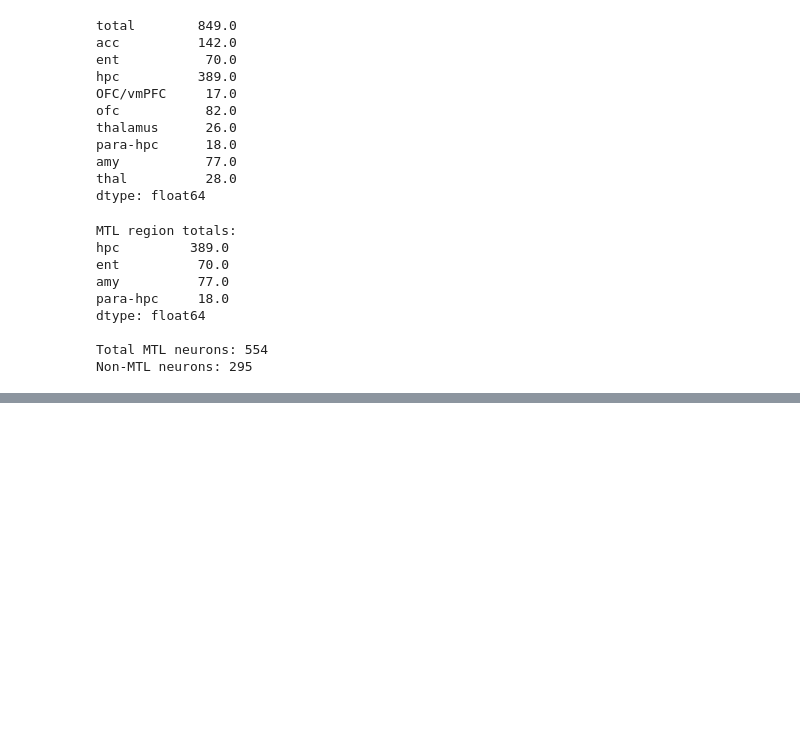
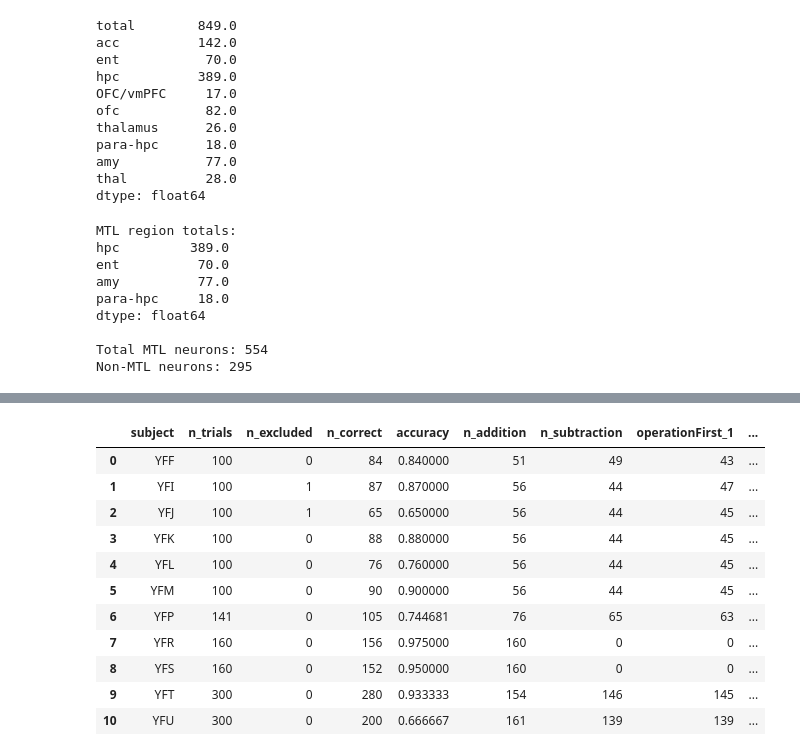
Before and after one commit to Shafiq-Abdu/number-simplex-reproduction, a Jupyter notebook: notebooks/01_explore_data.ipynb, the cells around one changed output, grey strips where cells are left out. Saved outputs shown, nothing was run; the diff lists cells and outputs as text; code cells hidden in the pictures; blank space fills up the shorter version.

```diff
--- a/notebooks/01_explore_data.ipynb
+++ b/notebooks/01_explore_data.ipynb
@@ -780,0 +795,40 @@ Non-MTL neurons: 295
+# %%
+behavior_rows = []
+
+for subject in subjects:
+    csv_path = raw_dir / subject.name / "arithmetic" / "photoBehavEvents.csv"
+
+    behav_subj = pd.read_csv(csv_path)
+
+    behavior_rows.append({
+        "subject": subject.name,
+        "n_trials": len(behav_subj),
+        "n_excluded": int(behav_subj["toExclude"].sum()),
+        "n_correct": int(behav_subj["correct"].sum()),
+        "accuracy": behav_subj["correct"].mean(),
+        "n_addition": int((behav_subj["operation"] == "+").sum()),
+        "n_subtraction": int((behav_subj["operation"] == "-").sum()),
+        "operationFirst_1": int((behav_subj["operationFirst"] == 1).sum()),
+        "operationFirst_0": int((behav_subj["operationFirst"] == 0).sum()),
+        "cue1_min": behav_subj["cue1"].min(),
+        "cue1_max": behav_subj["cue1"].max(),
+        "cue2_min": behav_subj["cue2"].min(),
+        "cue2_max": behav_subj["cue2"].max(),
+    })
+
+behavior_summary = pd.DataFrame(behavior_rows)
+
+behavior_summary
+# %% [output]
+|  | subject | n_trials | n_excluded | n_correct | accuracy | n_addition | n_subtraction | operationFirst_1 | ... |
+| 0 | YFF | 100 | 0 | 84 | 0.840000 | 51 | 49 | 43 | ... |
+| 1 | YFI | 100 | 1 | 87 | 0.870000 | 56 | 44 | 47 | ... |
+| 2 | YFJ | 100 | 1 | 65 | 0.650000 | 56 | 44 | 45 | ... |
+| 3 | YFK | 100 | 0 | 88 | 0.880000 | 56 | 44 | 45 | ... |
+| 4 | YFL | 100 | 0 | 76 | 0.760000 | 56 | 44 | 45 | ... |
+| 5 | YFM | 100 | 0 | 90 | 0.900000 | 56 | 44 | 45 | ... |
+| 6 | YFP | 141 | 0 | 105 | 0.744681 | 76 | 65 | 63 | ... |
+| 7 | YFR | 160 | 0 | 156 | 0.975000 | 160 | 0 | 0 | ... |
+| 8 | YFS | 160 | 0 | 152 | 0.950000 | 160 | 0 | 0 | ... |
+| 9 | YFT | 300 | 0 | 280 | 0.933333 | 154 | 146 | 145 | ... |
+| 10 | YFU | 300 | 0 | 200 | 0.666667 | 161 | 139 | 139 | ... |
```
Also changed, not shown: parts of 8 cells of this notebook.
